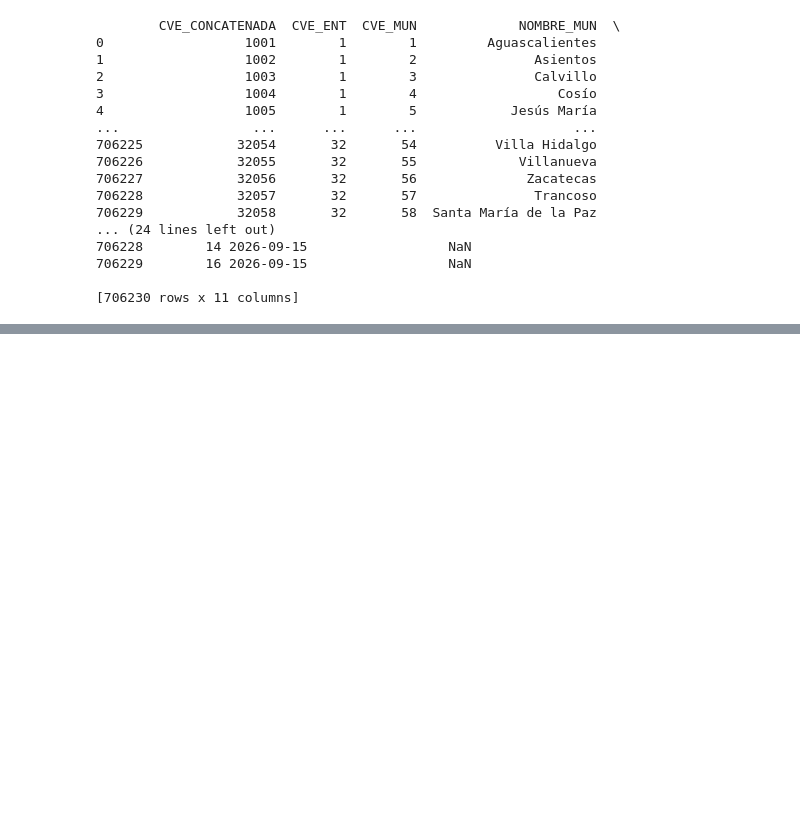
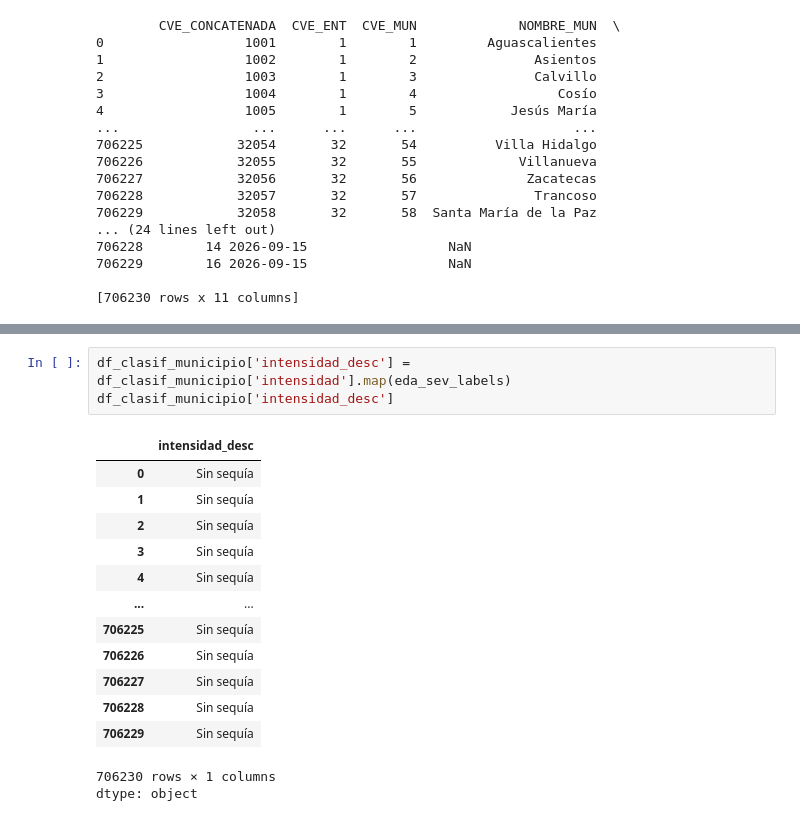
Before and after one commit to gapalfaro-cmyk/Proyecto-de-fin-de-modulo-8---Alfaro-Badillo-Cruz-Perez-Rupit, a Jupyter notebook: Proyecto_Modulo_8-EDA.ipynb, the cells around one changed output, grey strips where cells are left out. Drawn from its saved outputs; the diff is of its cells as text; blank space fills up the shorter version.

```diff
--- a/Proyecto_Modulo_8-EDA.ipynb
+++ b/Proyecto_Modulo_8-EDA.ipynb
@@ -169,0 +201,18 @@ print(df_clasif_municipio)
+# %%
+df_clasif_municipio['intensidad_desc'] = df_clasif_municipio['intensidad'].map(eda_sev_labels)
+df_clasif_municipio['intensidad_desc']
+# %% [output]
+|  | intensidad_desc |
+| 0 | Sin sequía |
+| 1 | Sin sequía |
+| 2 | Sin sequía |
+| 3 | Sin sequía |
+| 4 | Sin sequía |
+| ... | ... |
+| 706225 | Sin sequía |
+| 706226 | Sin sequía |
+| 706227 | Sin sequía |
+| 706228 | Sin sequía |
+| 706229 | Sin sequía |
+706230 rows × 1 columns
+dtype: object
```
Also changed, not shown: parts of 10 cells of this notebook.
